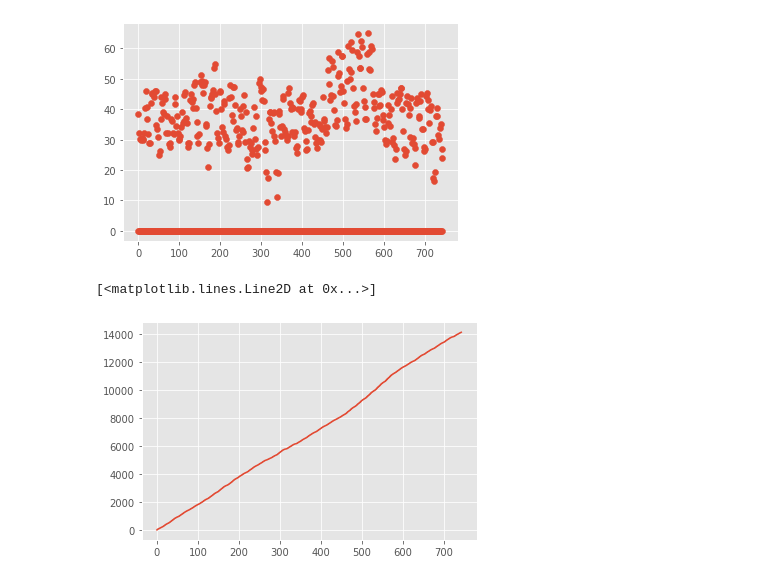
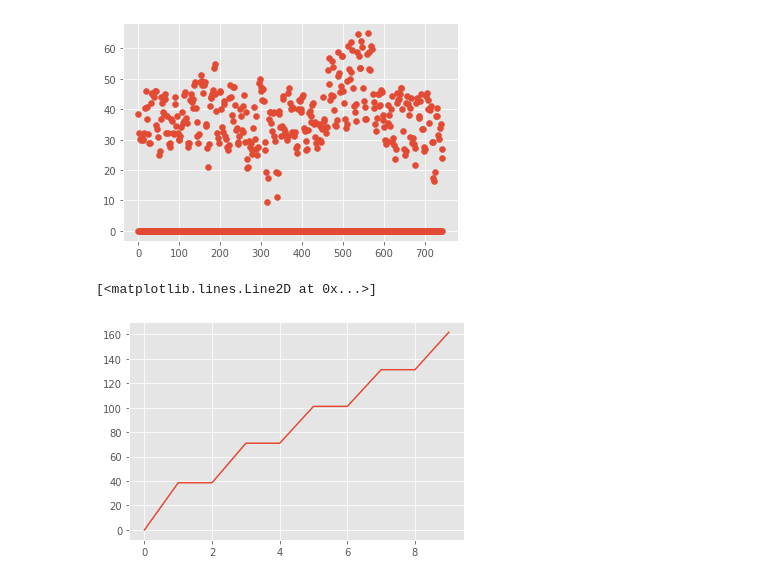
Before and after one commit to keyserwood/TEECO, a Jupyter notebook: 1.1-er-deal_with_storage.ipynb, the cells around one changed output. Cells and saved outputs as stored; diff of their text form; code cells hidden in the pictures.

```diff
--- a/1.1-er-deal_with_storage.ipynb
+++ b/1.1-er-deal_with_storage.ipynb
@@ -56,7 +56,7 @@ plt.scatter(range(len(ventes)),ventes)
 <matplotlib.collections.PathCollection at 0x...>
 [figure]
 # %%
-plt.plot(np.cumsum(ventes))
+plt.plot(np.cumsum(ventes)[:10])
 # %% [output]
 [<matplotlib.lines.Line2D at 0x...>]
-[figure, old version]
+[figure, new version]
```
